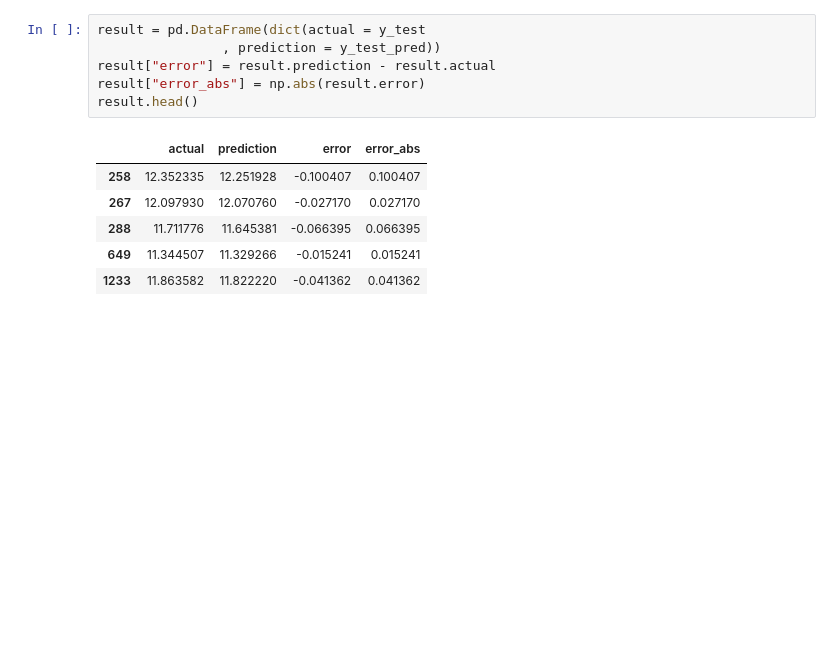
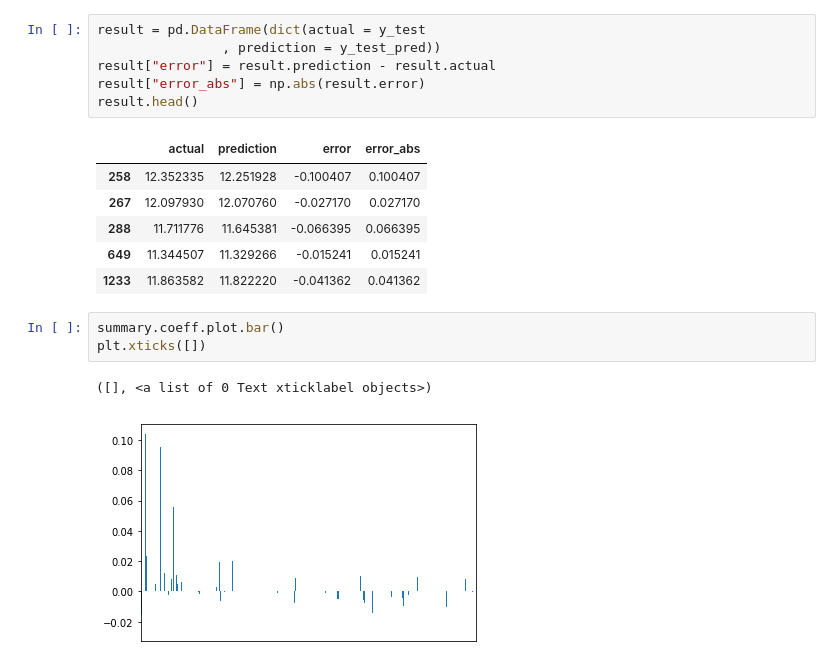
Before and after one commit to abulbasar/machine-learning, a Jupyter notebook: demos/Day 3 - kaggle house price prediction.ipynb, the cells around one changed output. Saved outputs shown, nothing was run; the diff lists cells and outputs as text; blank space fills up the shorter version.

```diff
--- a/demos/Day 3 - kaggle house price prediction.ipynb
+++ b/demos/Day 3 - kaggle house price prediction.ipynb
@@ -239,3 +253,9 @@ result.head()
 | 288 | 11.711776 | 11.645381 | -0.066395 | 0.066395 |
 | 649 | 11.344507 | 11.329266 | -0.015241 | 0.015241 |
 | 1233 | 11.863582 | 11.822220 | -0.041362 | 0.041362 |
+# %%
+summary.coeff.plot.bar()
+plt.xticks([])
+# %% [output]
+([], <a list of 0 Text xticklabel objects>)
+[figure, added]
```
Also changed, not shown: parts of 6 cells of this notebook.
